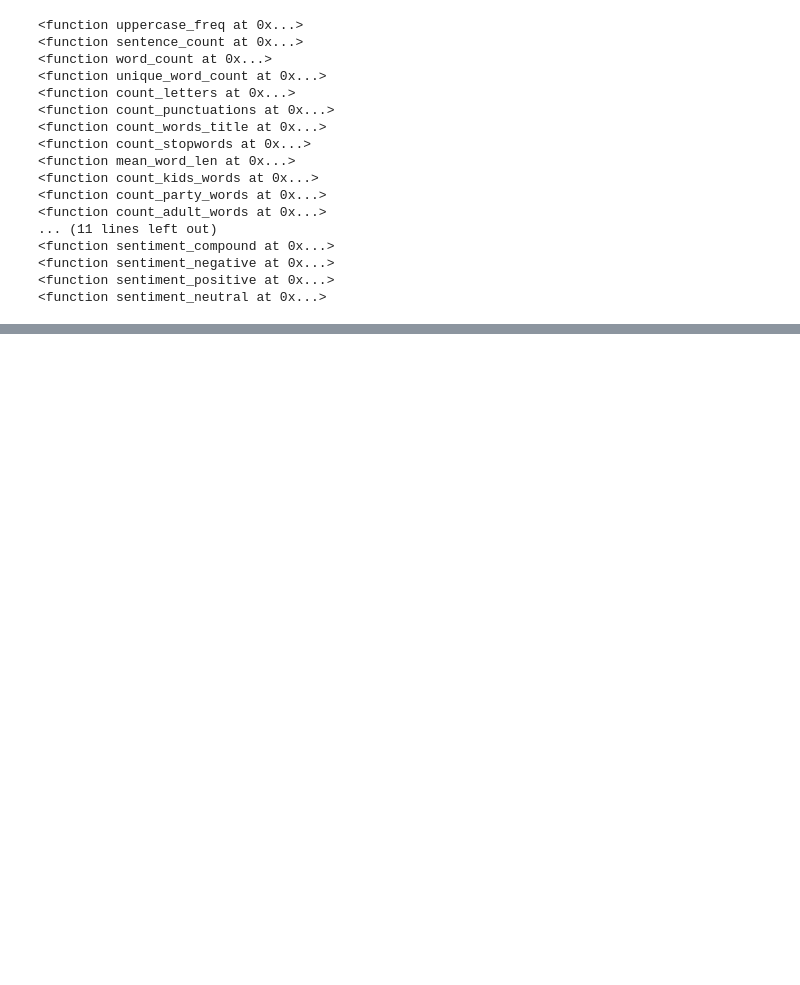
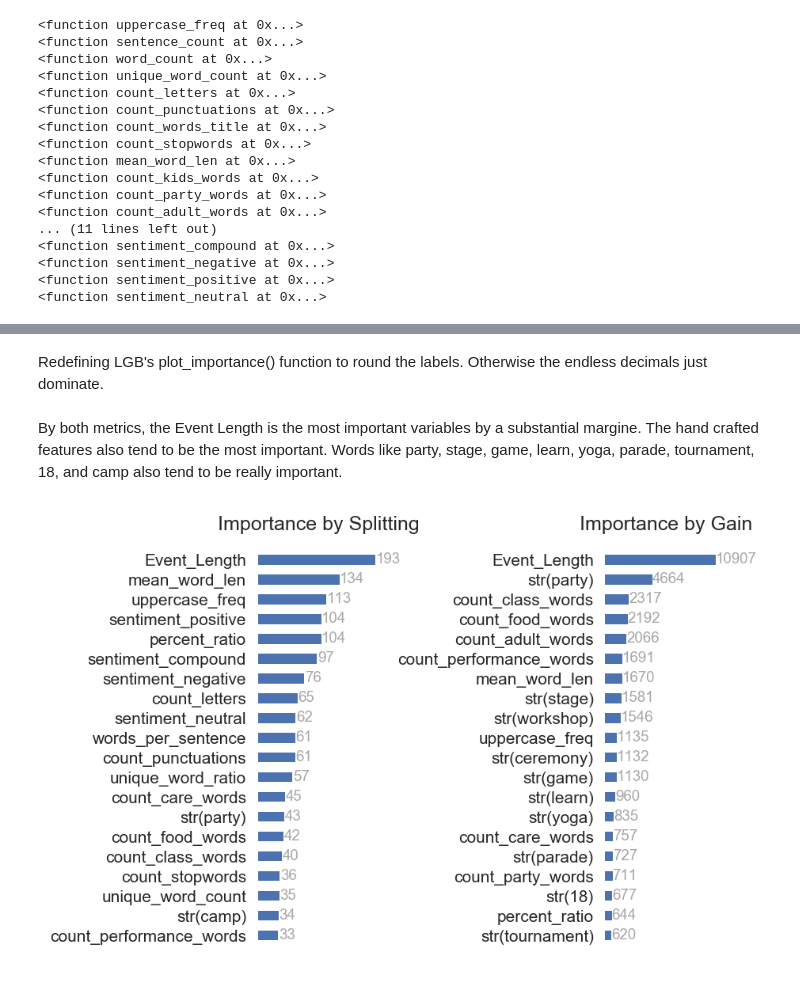
Before and after one commit to nikitabu/Playa_Events, a Jupyter notebook: Classifying Burning Man Events.ipynb, the cells around one changed output, grey strips where cells are left out. Saved outputs shown, nothing was run; the diff lists cells and outputs as text; code cells hidden in the pictures; blank space fills up the shorter version.

```diff
--- a/Classifying Burning Man Events.ipynb
+++ b/Classifying Burning Man Events.ipynb
@@ -440,0 +552,2 @@ Ritual/Ceremony       0.52      0.26      0.34       513
+# %%
+all_feature_names = ['str('+name+')' for name in count_vect_desc.get_feature_names()] + features + days + basic_features
@@ -440,0 +696,4 @@ Ritual/Ceremony       0.52      0.26      0.34       513
+# %%
+clf = lgb.LGBMClassifier().fit(X_train.toarray(), y_train, feature_name=all_feature_names)
+
+pred = clf.predict(X_test.toarray())
@@ -440,0 +763,8 @@ Ritual/Ceremony       0.52      0.26      0.34       513
+# %%
+params = {'C': [0.001, 0.005, 0.1, 0.5, 1, 5, 10, 50, 100, 500, 1000]}
+
+grid = GridSearchCV(LogisticRegression(), param_grid=params, scoring='f1_micro', n_jobs=6, verbose=1, cv=10)
+
+grid.fit(X, y)
+# %% [markdown]
+Redefining LGB's plot_importance() function to round the labels. Otherwise the endless decimals just dominate.
@@ -440,0 +837,23 @@ Ritual/Ceremony       0.52      0.26      0.34       513
+# %% [markdown]
+By both metrics, the Event Length is the most important variables by a substantial margine. The hand crafted features also tend to be the most important. Words like party, stage, game, learn, yoga, parade, tournament, 18, and camp also tend to be really important.
+# %%
+fig = plt.figure(figsize=(6, 4), dpi=150)
+
+ax1 = fig.add_subplot(121)
+ax2 = fig.add_subplot(122)
+
+plot_importance(clf, height=0.5, ax=ax1, importance_type='split', xlabel='Feature Importance', ylabel=None, max_num_features=20)
+plot_importance(clf, height=0.5, ax=ax2, importance_type='gain',  xlabel='Feature Importance', ylabel=None, max_num_features=20)
+
+ax1.grid(False);ax2.grid(False);
+ax1.set_title('Importance by Splitting');ax2.set_title('Importance by Gain');
+
+ax1.set_facecolor('white');ax2.set_facecolor('white');
+ax1.set_xlim(0, 200)
+ax2.set_xlim(0, 12000)
+ax1.set_xticklabels([]);ax2.set_xticklabels([]);
+ax1.set_xlabel('');ax2.set_xlabel('');
+
+fig.tight_layout()
+# %% [output]
+[figure, added]
```
Also changed, not shown: parts of 48 cells of this notebook.
